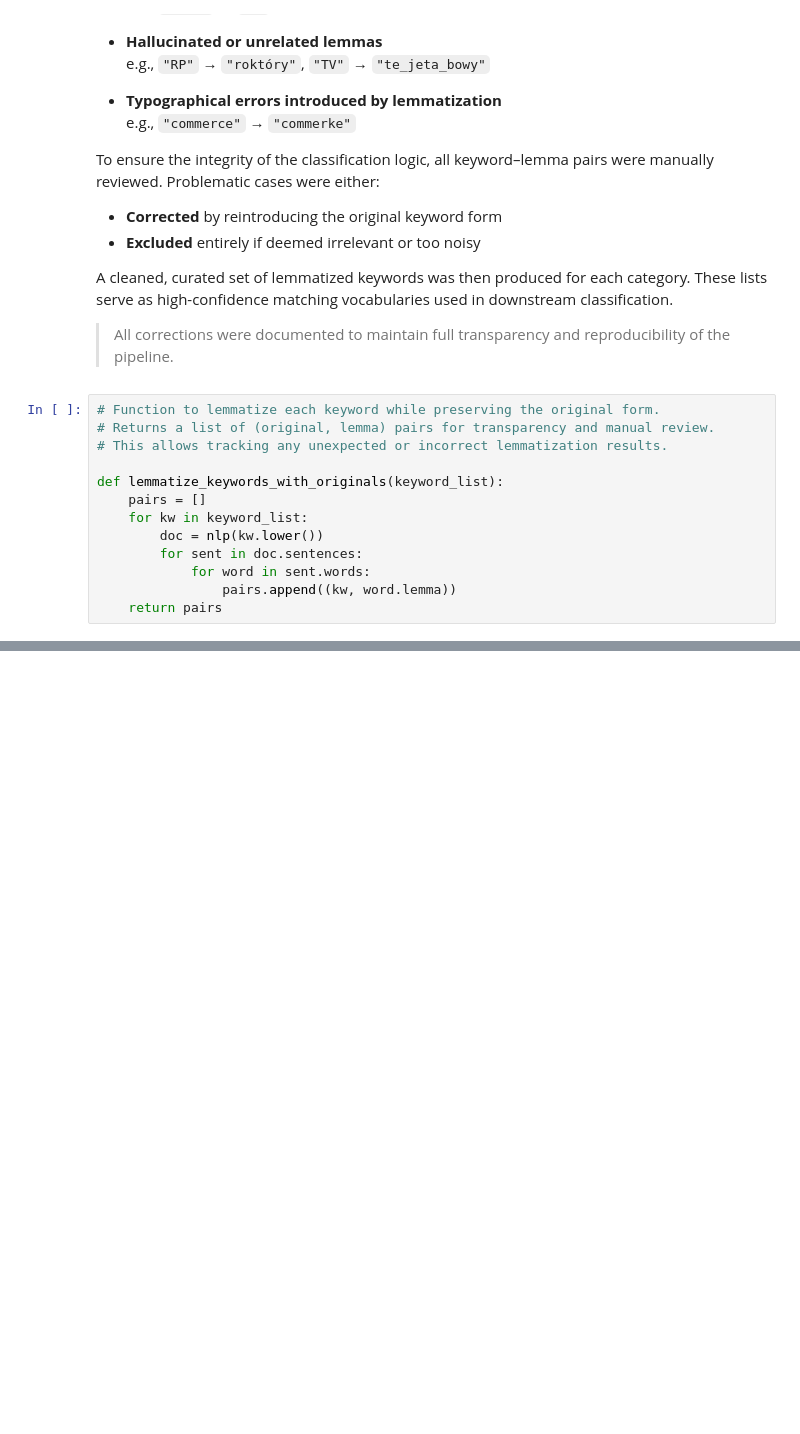
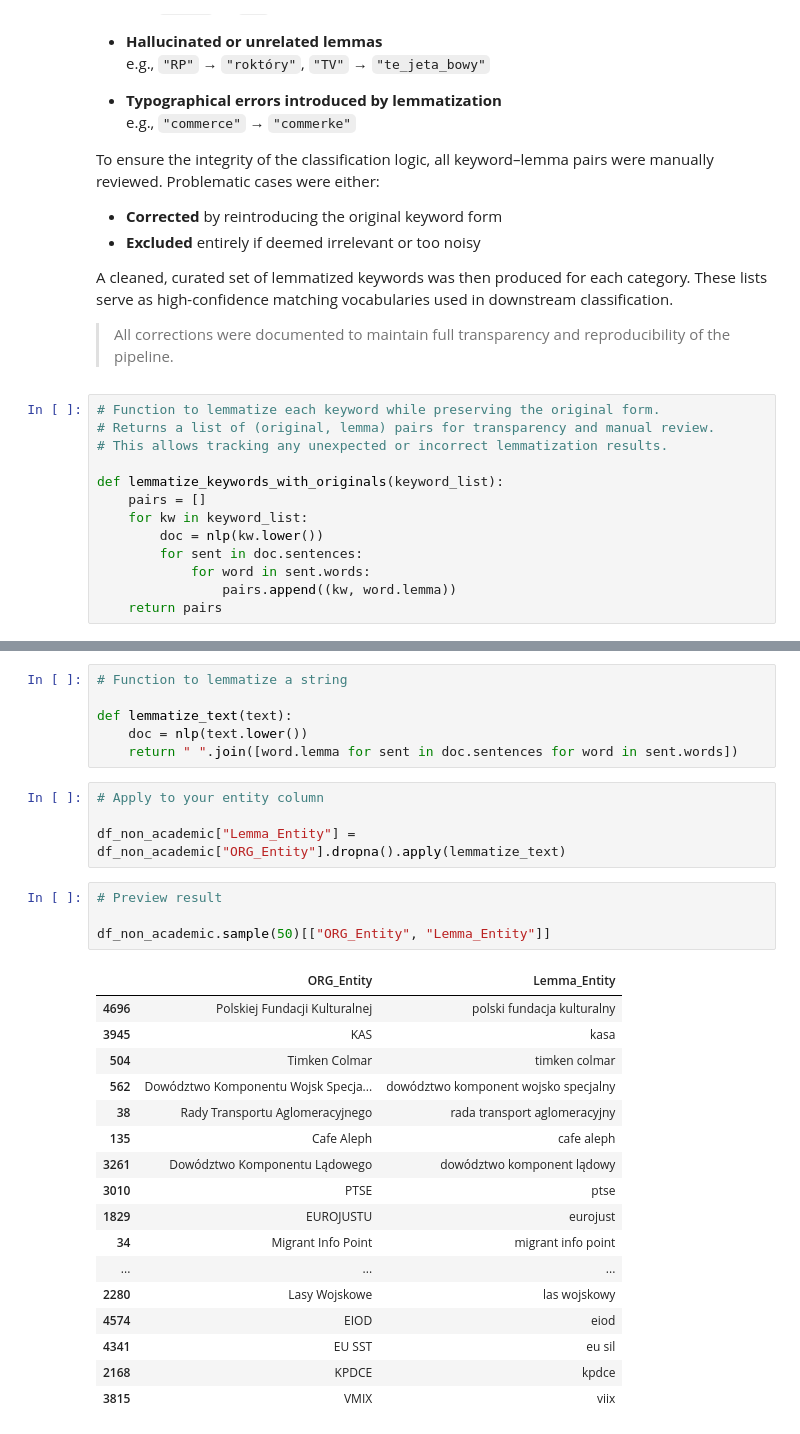
Before and after one commit to kami-data/academia-practice-nlp, a Jupyter notebook: notebooks/05_entity_classification.ipynb, the cells around one changed output, grey strips where cells are left out. Saved outputs shown, nothing was run; the diff lists cells and outputs as text; blank space fills up the shorter version.

```diff
--- a/notebooks/05_entity_classification.ipynb
+++ b/notebooks/05_entity_classification.ipynb
@@ -316,0 +330,32 @@ lemmatized_keywords_by_category_clean = {
+# %%
+# Function to lemmatize a string
+
+def lemmatize_text(text):
+    doc = nlp(text.lower())
+    return " ".join([word.lemma for sent in doc.sentences for word in sent.words])
+# %%
+# Apply to your entity column
+
+df_non_academic["Lemma_Entity"] = df_non_academic["ORG_Entity"].dropna().apply(lemmatize_text)
+# %%
+# Preview result
+
+df_non_academic.sample(50)[["ORG_Entity", "Lemma_Entity"]]
+# %% [output]
+|  | ORG_Entity | Lemma_Entity |
+| 4696 | Polskiej Fundacji Kulturalnej | polski fundacja kulturalny |
+| 3945 | KAS | kasa |
+| 504 | Timken Colmar | timken colmar |
+| 562 | Dowództwo Komponentu Wojsk Specja... | dowództwo komponent wojsko specjalny |
+| 38 | Rady Transportu Aglomeracyjnego | rada transport aglomeracyjny |
+| 135 | Cafe Aleph | cafe aleph |
+| 3261 | Dowództwo Komponentu Lądowego | dowództwo komponent lądowy |
+| 3010 | PTSE | ptse |
+| 1829 | EUROJUSTU | eurojust |
+| 34 | Migrant Info Point | migrant info point |
+| ... | ... | ... |
+| 2280 | Lasy Wojskowe | las wojskowy |
+| 4574 | EIOD | eiod |
+| 4341 | EU SST | eu sil |
+| 2168 | KPDCE | kpdce |
+| 3815 | VMIX | viix |
```
Also changed, not shown: parts of 17 cells of this notebook.
